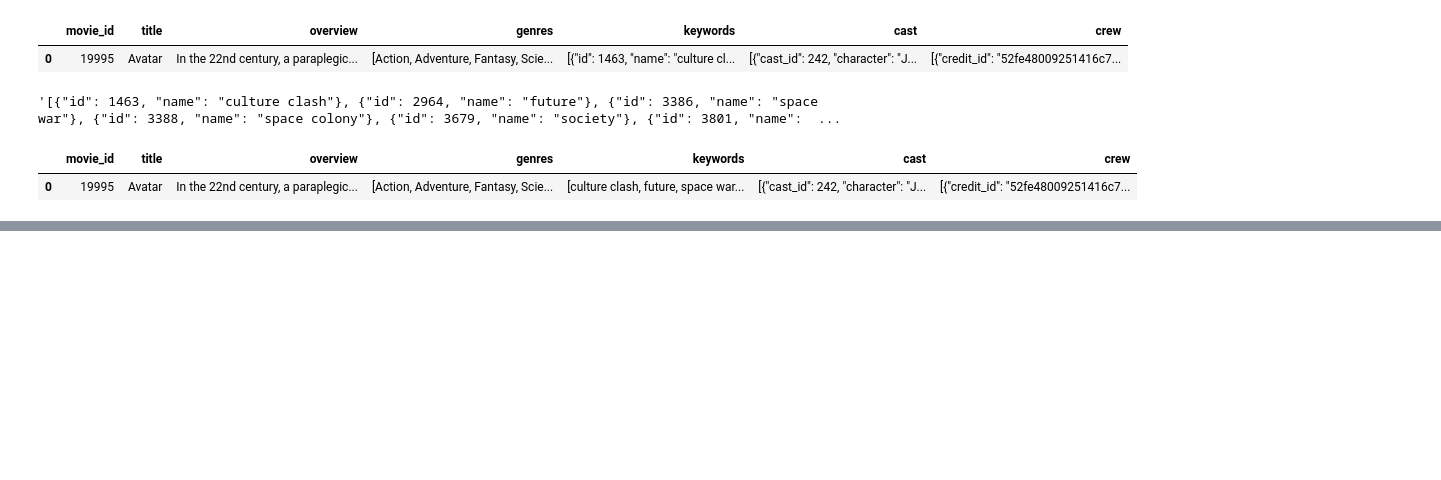
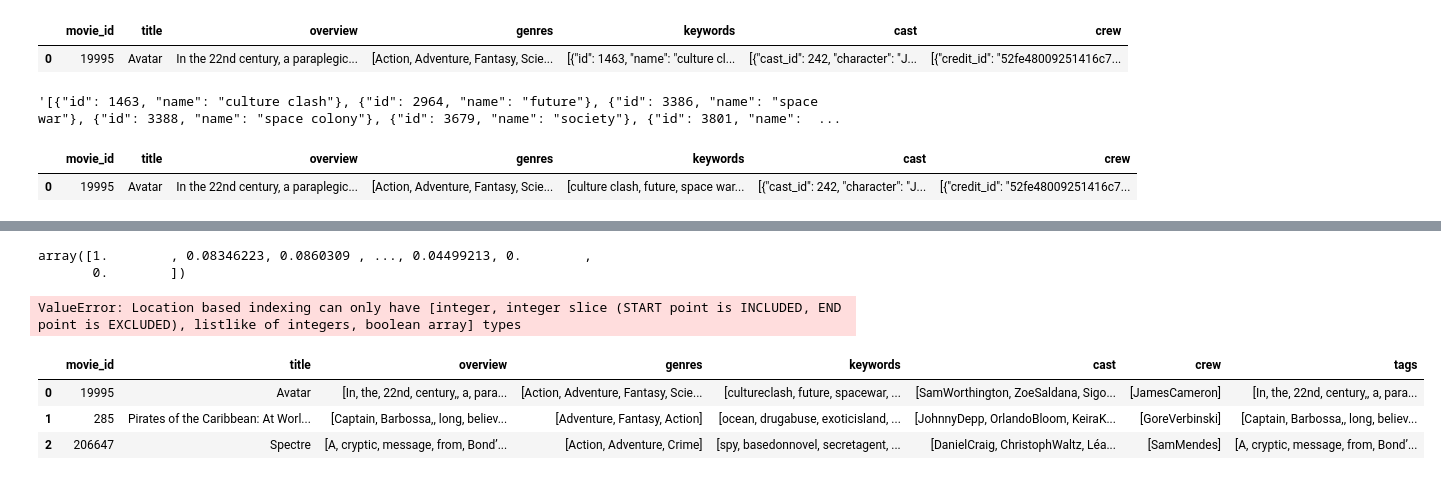
Before and after one commit to nishant-ai/ML-Project-Based-Learning, a Jupyter notebook: Movie_Recommendation/recommender-system.ipynb, the cells around one changed output, grey strips where cells are left out. Cells and saved outputs as stored; diff of their text form; code cells hidden in the pictures; blank space fills up the shorter version.

```diff
--- a/Movie_Recommendation/recommender-system.ipynb
+++ b/Movie_Recommendation/recommender-system.ipynb
@@ -202,0 +322,5 @@ df.head(1)
+# %%
+similarity[0]
+# %% [output]
+array([1.        , 0.08346223, 0.0860309 , ..., 0.04499213, 0.        ,
+       0.        ])
@@ -202,0 +341,11 @@ df.head(1)
+# %%
+print("result = ", recommend('Spectre'))
+# %% [output]
+ValueError: Location based indexing can only have [integer, integer slice (START point is INCLUDED, END point is EXCLUDED), listlike of integers, boolean array] types
+# %%
+movies.head(3)
+# %% [output]
+|  | movie_id | title | overview | genres | keywords | cast | crew | tags |
+| 0 | 19995 | Avatar | [In, the, 22nd, century,, a, para... | [Action, Adventure, Fantasy, Scie... | [cultureclash, future, spacewar, ... | [SamWorthington, ZoeSaldana, Sigo... | [JamesCameron] | [In, the, 22nd, century,, a, para... |
+| 1 | 285 | Pirates of the Caribbean: At Worl... | [Captain, Barbossa,, long, believ... | [Adventure, Fantasy, Action] | [ocean, drugabuse, exoticisland, ... | [JohnnyDepp, OrlandoBloom, KeiraK... | [GoreVerbinski] | [Captain, Barbossa,, long, believ... |
+| 2 | 206647 | Spectre | [A, cryptic, message, from, Bond’... | [Action, Adventure, Crime] | [spy, basedonnovel, secretagent, ... | [DanielCraig, ChristophWaltz, Léa... | [SamMendes] | [A, cryptic, message, from, Bond’... |
```
Also changed, not shown: parts of 22 cells of this notebook.
